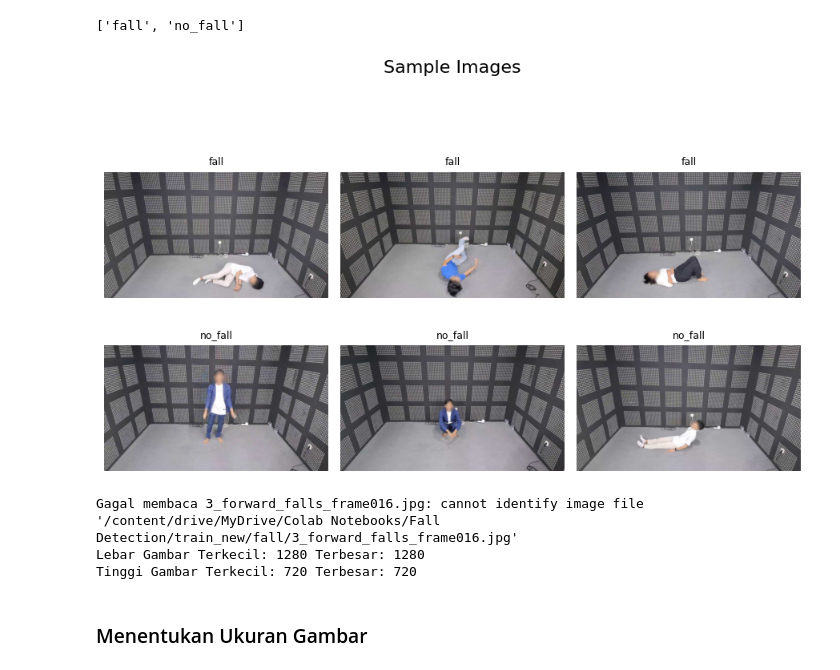
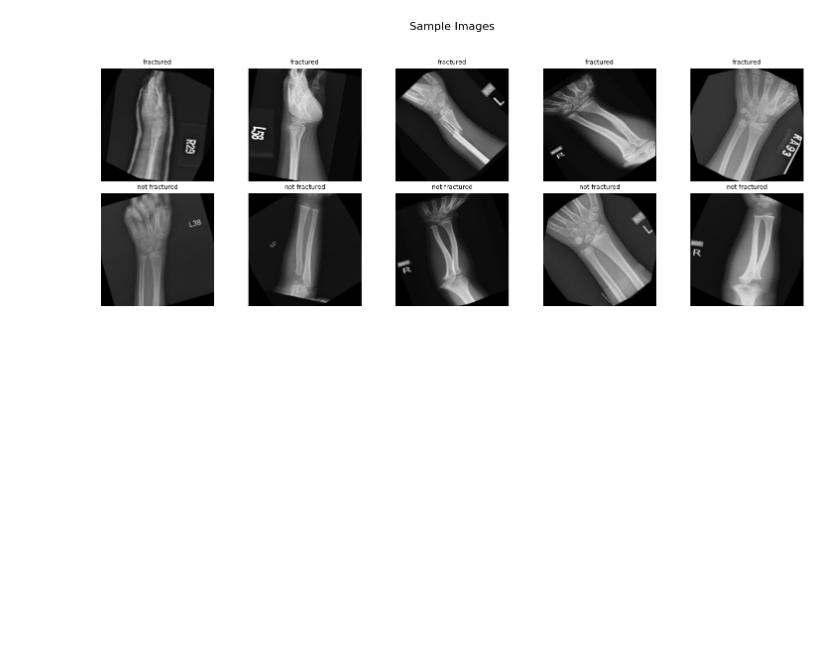
Before and after one commit to iniparhan/Bone_Fracture_Detection, a Jupyter notebook: notebook.ipynb, the cells around one changed output. Cells and saved outputs as stored; diff of their text form; code cells hidden in the pictures; blank space fills up the shorter version.

```diff
--- a/notebook.ipynb
+++ b/notebook.ipynb
@@ -92,0 +65,6 @@ def cek_isi_directory(directory):
+# %%
+# Define the paths to the datasets
+data_dir = '/content/fracture-multi-region-x-ray-data/Bone_Fracture_Binary_Classification/Bone_Fracture_Binary_Classification'
+train_dir = os.path.join(data_dir,  'train')
+test_dir = os.path.join(data_dir,  'test')
+val_dir = os.path.join(data_dir,  'val')
@@ -93,19 +90,5 @@ def cek_isi_directory(directory):
 # %%
-# Fungsi cek gambar pada setiap class
-def show_images_from_dataset_folder(dataset_dir=None, total_per_class=3, title='Sample Images'):
-
-    '''
-    Ini fungsi untuk melihat sampel gambar pada setiap class.
-
-    dataset_dir=None,         # Direktori dataset (pastikan direktori berisi langsung menuju banyak class)
-    total_per_class=3,        # Mau berapa banyak gambar yang ditampilkan pada setiap class nya?
-    title='Sample Images'     # Judul dari gambar yang ditampilkan (terserah wes mau dikasih opo)
-
-    Contoh OUTPUT:
-    '/content/drive/MyDrive/Colab Notebooks/Fall Detection/train/subject-3/fall/3_left_falls'
-
-    '''
-
+def show_images_from_dataset_folder(dataset_dir=None, total_per_class=5, title='Sample Images'):
     if dataset_dir == None:
         return "Tidak Ada Dataset Yang Diberikan"
     else:
@@ -116,10 +99,10 @@ def show_images_from_dataset_folder(dataset_dir=None, total_per_class=3, title='
         for class_name in class_folders:
             class_path = os.path.join(dataset_dir, class_name)
             if not os.path.isdir(class_path):
-                continue  # skip file yang bukan folder
+                continue
 
             all_files = os.listdir(class_path)
-            # Amankan jika jumlah file lebih sedikit dari permintaan
+
             sample_files = all_files[:total_per_class] if len(all_files) < total_per_class else \
                            np.random.choice(all_files, total_per_class, replace=False)
 
@@ -130,7 +113,6 @@ def show_images_from_dataset_folder(dataset_dir=None, total_per_class=3, title='
         total_classes = len(class_folders)
         total_images = len(all_image_paths)
 
-        # Ukuran figure fleksibel
         plt.figure(figsize=(3 * total_per_class, 3 * total_classes))
         for i, (path, label) in enumerate(zip(all_image_paths, all_labels)):
             plt.subplot(total_classes, total_per_class, i + 1)
@@ -159,5 +126,0 @@ os.listdir('/content/drive/MyDrive/Colab Notebooks/Fall Detection')
-# %%
-# Memecah 2 direktori ke 2 variabel
-path = '/content/drive/MyDrive/Colab Notebooks/Fall Detection'
-train_dir = os.path.join(path, 'train')
-test_dir = os.path.join(path, 'test')
@@ -270,20 +127,4 @@ print("<---- Selesai ---->")
-# %%
-train_dir = '/content/drive/MyDrive/Colab Notebooks/Fall Detection/train_new'
-os.listdir(train_dir)
-# %% [output]
-['fall', 'no_fall']
 # %%
-show_images_from_dataset_folder(dataset_dir=train_dir, total_per_class=3, title='Sample Images')
+show_images_from_dataset_folder(dataset_dir=train_dir, total_per_class=5, title='Sample Images')
 # %% [output]
-[figure, old version]
+[figure, new version]
-# %%
-lebar_min, lebar_max, tinggi_min, tinggi_max = cek_lebar_tinggi_gambar(os.path.join(train_dir, 'fall'))
-
-print(f'Lebar Gambar Terkecil: {lebar_min} Terbesar: {lebar_max}')
-print(f'Tinggi Gambar Terkecil: {tinggi_min} Terbesar: {tinggi_max}')
-# %% [output]
-Gagal membaca 3_forward_falls_frame016.jpg: cannot identify image file '/content/drive/MyDrive/Colab Notebooks/Fall Detection/train_new/fall/3_forward_falls_frame016.jpg'
-Lebar Gambar Terkecil: 1280 Terbesar: 1280
-Tinggi Gambar Terkecil: 720 Terbesar: 720
-# %% [markdown]
-### Menentukan Ukuran Gambar
```
Also changed, not shown: parts of 42 cells of this notebook.
